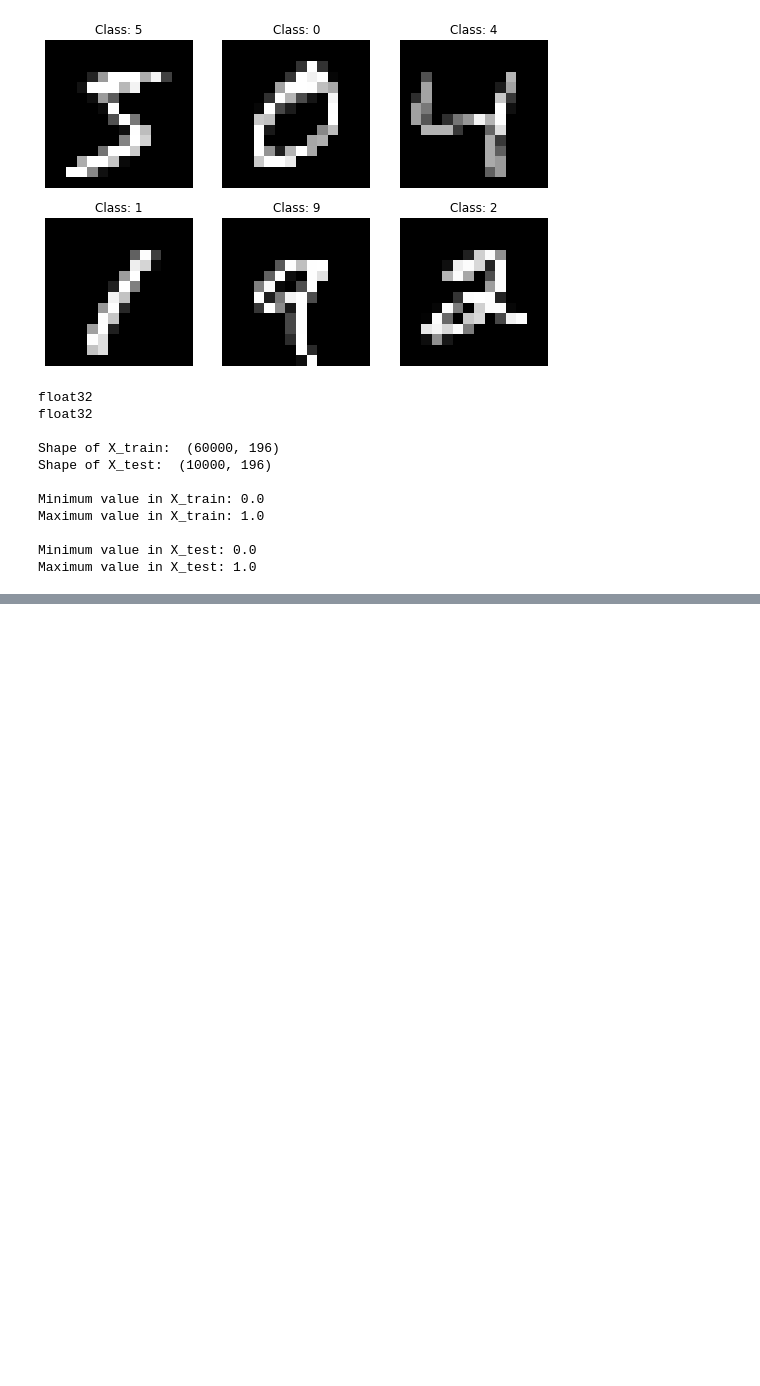
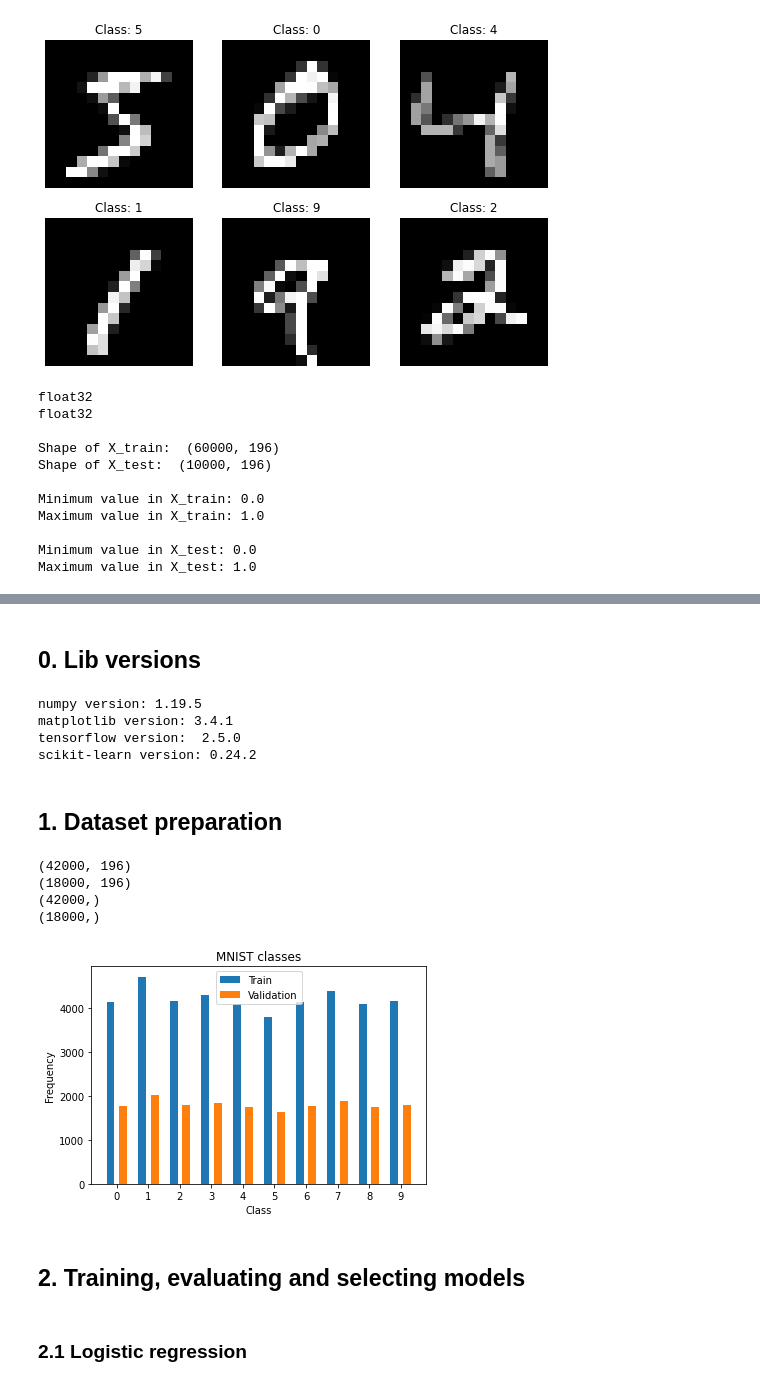
Before and after one commit to ricardokojo/MAC0460-2021, a Jupyter notebook: ep4.ipynb, the cells around one changed output, grey strips where cells are left out. Cells and saved outputs as stored; diff of their text form; code cells hidden in the pictures; blank space fills up the shorter version.

```diff
--- a/ep4.ipynb
+++ b/ep4.ipynb
@@ -102,0 +107,78 @@ Maximum value in X_test: 1.0
+# %% [markdown]
+## 0. Lib versions
+# %%
+print('numpy version:', np.__version__)
+
+import matplotlib
+print('matplotlib version:', matplotlib.__version__)
+del matplotlib
+
+import tensorflow
+print('tensorflow version: ', tensorflow.__version__)
+del tensorflow
+
+import sklearn
+print('scikit-learn version:', sklearn.__version__)
+del sklearn
+# %% [output]
+numpy version: 1.19.5
+matplotlib version: 3.4.1
+tensorflow version:  2.5.0
+scikit-learn version: 0.24.2
+# %% [markdown]
+## 1. Dataset preparation
+# %%
+from sklearn.model_selection import train_test_split
+
+D_X_train, D_X_val, D_y_train, D_y_val = train_test_split(X_train, y_train, test_size=0.3, random_state=42, stratify=y_train)
+
+print(D_X_train.shape)
+print(D_X_val.shape)
+
+print(D_y_train.shape)
+print(D_y_val.shape)
+# %% [output]
+(42000, 196)
+(18000, 196)
+(42000,)
+(18000,)
+# %%
+def print_distribution(y_train, y_test, train_label, test_label):
+    """
+    Plots distribution of train and test answers
+    :param y_train: answers for train set
+    :type y_train: np.ndarray(shape=(M,))
+    :param y_test: answers for test set
+    :type y_test: np.ndarray(shape=(N,))
+    :param train_label: label shown for train set
+    :type train_label: str
+    :param test_label: label shown for test set
+    :type test_label: str
+    :return: nothing
+    :rtype: None
+    """
+
+    labels = ["%s"%i for i in range(10)]
+
+    unique, counts = np.unique(y_train, return_counts=True)
+    uniquet, countst = np.unique(y_test, return_counts=True)
+
+    fig, ax = plt.subplots()
+    rects1 = ax.bar(unique - 0.2, counts, 0.25, label=train_label)
+    rects2 = ax.bar(unique + 0.2, countst, 0.25, label=test_label)
+    ax.legend()
+    ax.set_xticks(unique)
+    ax.set_xticklabels(labels)
+
+    plt.title('MNIST classes')
+    plt.xlabel('Class')
+    plt.ylabel('Frequency')
+    plt.show()
+# %%
+print_distribution(D_y_train, D_y_val, 'Train', 'Validation')
+# %% [output]
+[figure, added]
+# %% [markdown]
+## 2. Training, evaluating and selecting models
+# %% [markdown]
+### 2.1 Logistic regression
```
Also changed, not shown: parts of 27 cells of this notebook.
